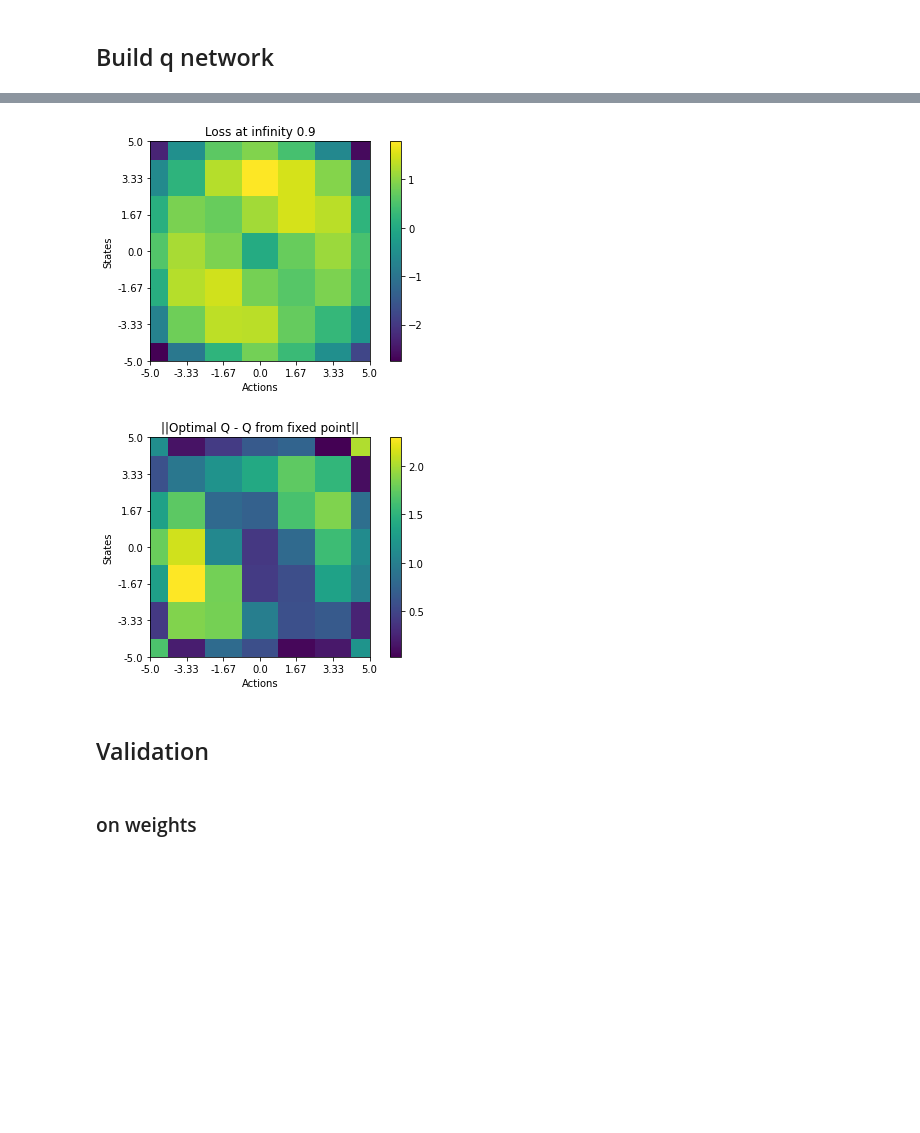
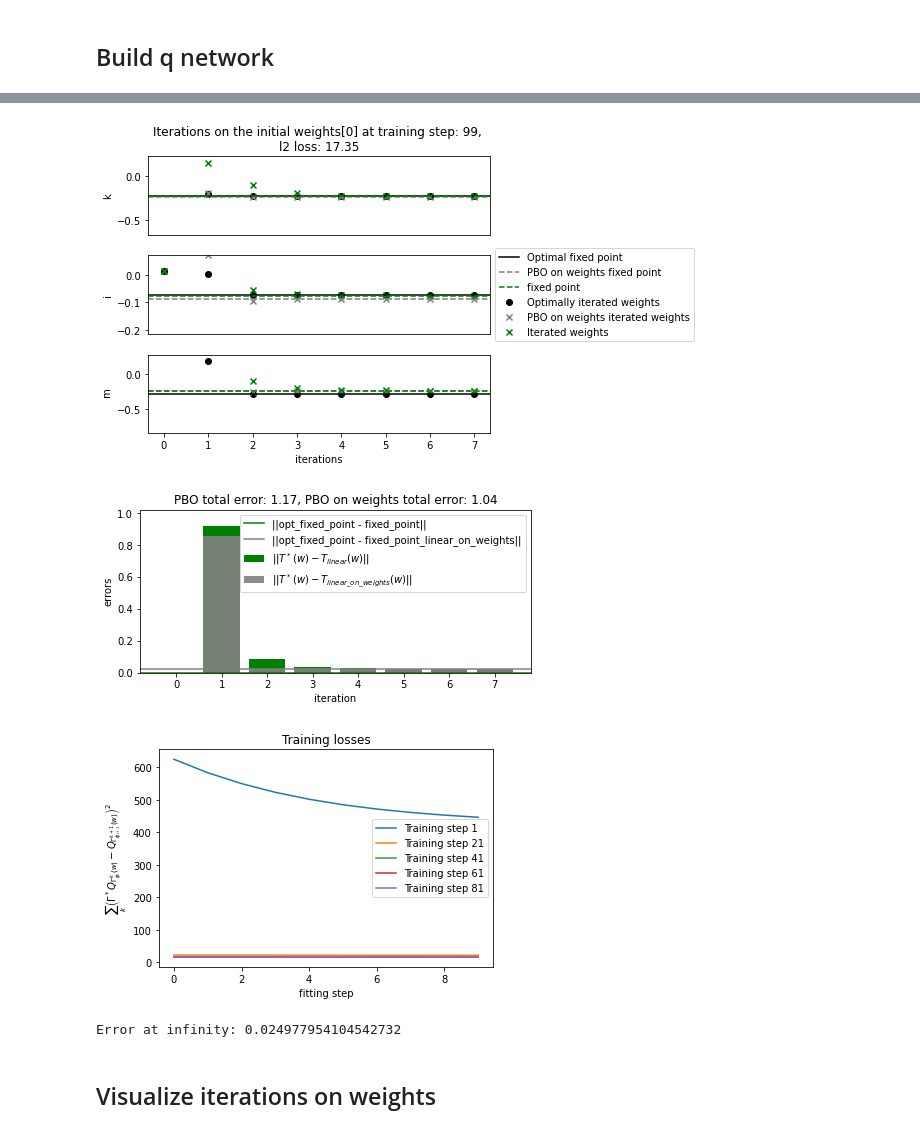
Before and after one commit to theovincent/PBO, a Jupyter notebook: pbo_lqr.ipynb, the cells around one changed output, grey strips where cells are left out. Drawn from its saved outputs; the diff is of its cells as text; code cells hidden in the pictures; blank space fills up the shorter version.

```diff
--- a/pbo_lqr.ipynb
+++ b/pbo_lqr.ipynb
@@ -231,21 +200,58 @@ KeyboardInterrupt:
-# %%
-discrete_fixed_point_q = q.discretize(pbo.fixed_point(pbo.params).reshape((1, -1)), discrete_states, discrete_actions)[0]
-target_discrete_iterated_qs = pbo.compute_target(pbo.fixed_point(pbo.params).reshape((1, -1)), full_batch).reshape((n_discrete_states, n_discrete_actions))
-
-loss_infinity = jnp.abs(target_discrete_iterated_qs - discrete_fixed_point_q).mean()
-
-q_visu_mesh.set_values(target_discrete_iterated_qs - discrete_fixed_point_q)
-q_visu_mesh.show(f"Loss at infinity {str(jnp.round(loss_infinity, 2))}")
-# %% [output]
-[figure, removed]
-# %%
-discrete_fixed_point_q = q.discretize(pbo.fixed_point(pbo.params).reshape((1, -1)), discrete_states, discrete_actions)[0]
-
-q_visu_mesh.set_values(jnp.abs(optimal_q - discrete_fixed_point_q))
-q_visu_mesh.show("||Optimal Q - Q from fixed point||")
-# %% [output]
-[figure, removed]
-# %% [markdown]
-## Validation
+# %%
+from pbo.utils.weights_iterator import WeightsIterator
+from pbo.networks.learnable_pbo import LinearPBO
+
+
+data_loader_samples = SampleDataLoader(replay_buffer, batch_size_samples, shuffle_key)
+data_loader_weights = WeightsDataLoader(weights_buffer, batch_size_weights, shuffle_key)
+
+pbo_optimal = OptimalLQRPBO(q, max_bellman_iterations, add_infinity, env.A[0, 0], env.B[0, 0], env.Q[0, 0], env.R[0, 0], env.S[0, 0], env.P[0, 0])
+pbo = LinearPBO(q, max_bellman_iterations, add_infinity, pbo_network_key, learning_rate)
+importance_iteration = jnp.ones(max_bellman_iterations + 1)
+
+weights_iterator = WeightsIterator(
+    pbo, pbo_optimal, pbo_on_weights, data_loader_weights.weights, n_iterations, add_infinity, 0
+)
+l2_losses = np.ones((training_steps, fitting_steps)) * np.nan
+
+
+for training_step in range(training_steps):
+    params_target = pbo.params
+
+    for fitting_step in range(fitting_steps):
+        cumulative_l2_loss = 0
+
+        data_loader_weights.shuffle()
+        for batch_weights in data_loader_weights:
+            data_loader_samples.shuffle()
+            for batch_samples in data_loader_samples:
+                pbo.params, pbo.optimizer_state, l2_loss = pbo.learn_on_batch(
+                    pbo.params, params_target, pbo.optimizer_state, batch_weights, batch_samples, importance_iteration
+                )
+                cumulative_l2_loss += l2_loss
+
+        l2_losses[training_step, fitting_step] = cumulative_l2_loss
+
+    if (training_step + 1) % plot_freq == 0:
+        weights_iterator.iterate_on_params(pbo.params, pbo.fixed_point(pbo.params))
+        weights_iterator.show(
+            f"Iterations on the initial weights[0] at training step: {training_step}, \nl2 loss: {str(np.round(l2_losses[training_step, -1], 2))}"
+        )
+
+
+for training_step in range(0, training_steps, max(training_steps // 5, 1)):
+    plt.plot(l2_losses[training_step], label=f"Training step {training_step + 1}")
+
+plt.legend()
+plt.xlabel("fitting step")
+plt.ylabel(r"$\sum_{k} \left(\Gamma^*Q_{\Gamma_{\phi_i}^k(w)} - Q_{\Gamma_{\phi_{i + 1}}^{k + 1}(w)} \right)^2$")
+plt.title("Training losses")
+plt.show()
+print(f"Error at infinity: {np.sqrt(np.square(pbo_optimal.fixed_point() - pbo.fixed_point(pbo.params)).mean())}")
+# %% [output]
+[figure, added]
+[figure, added]
+[figure, added]
+Error at infinity: 0.024977954104542732
 # %% [markdown]
-### on weights
+## Visualize iterations on weights
```
Also changed, not shown: parts of 23 cells of this notebook, 10 other files.
